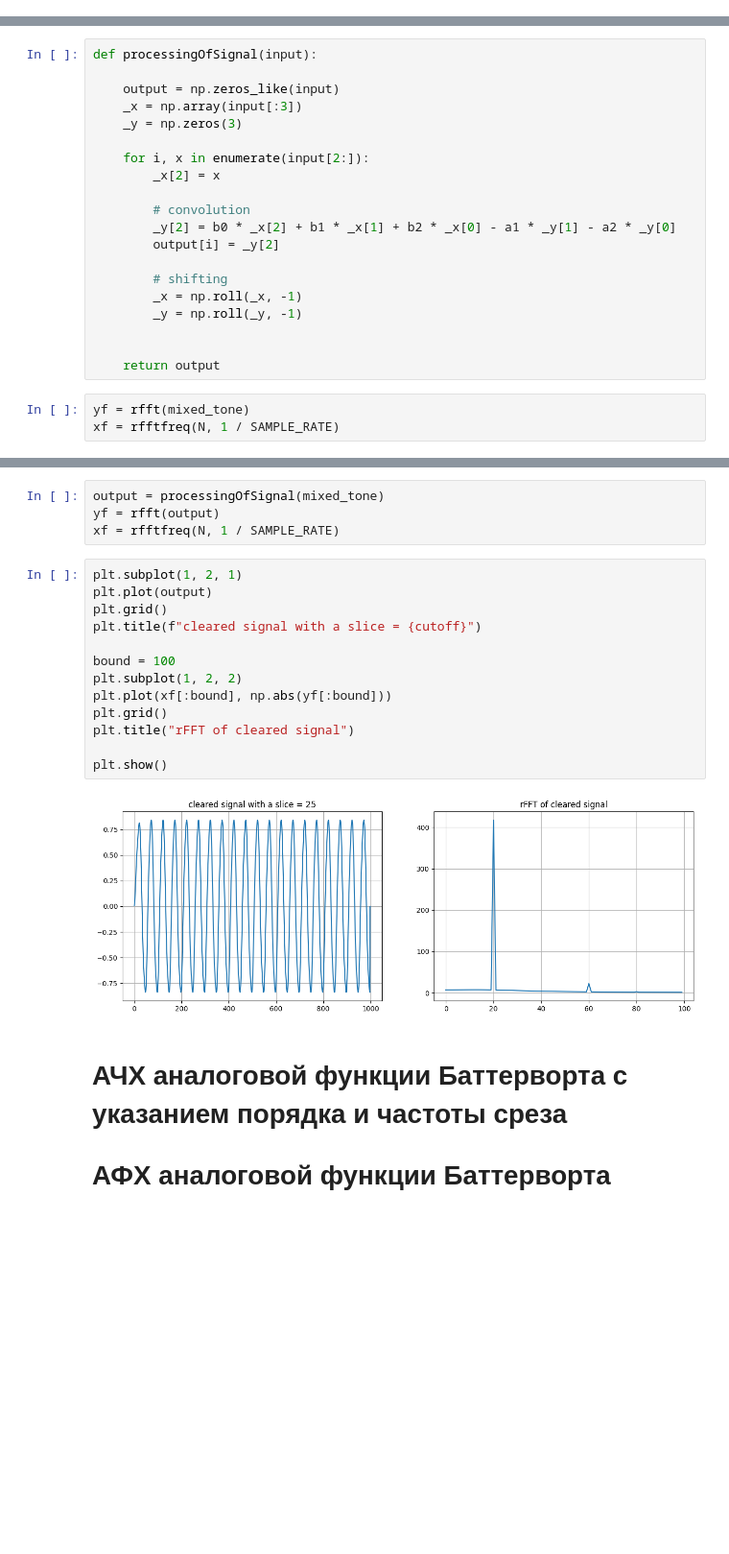
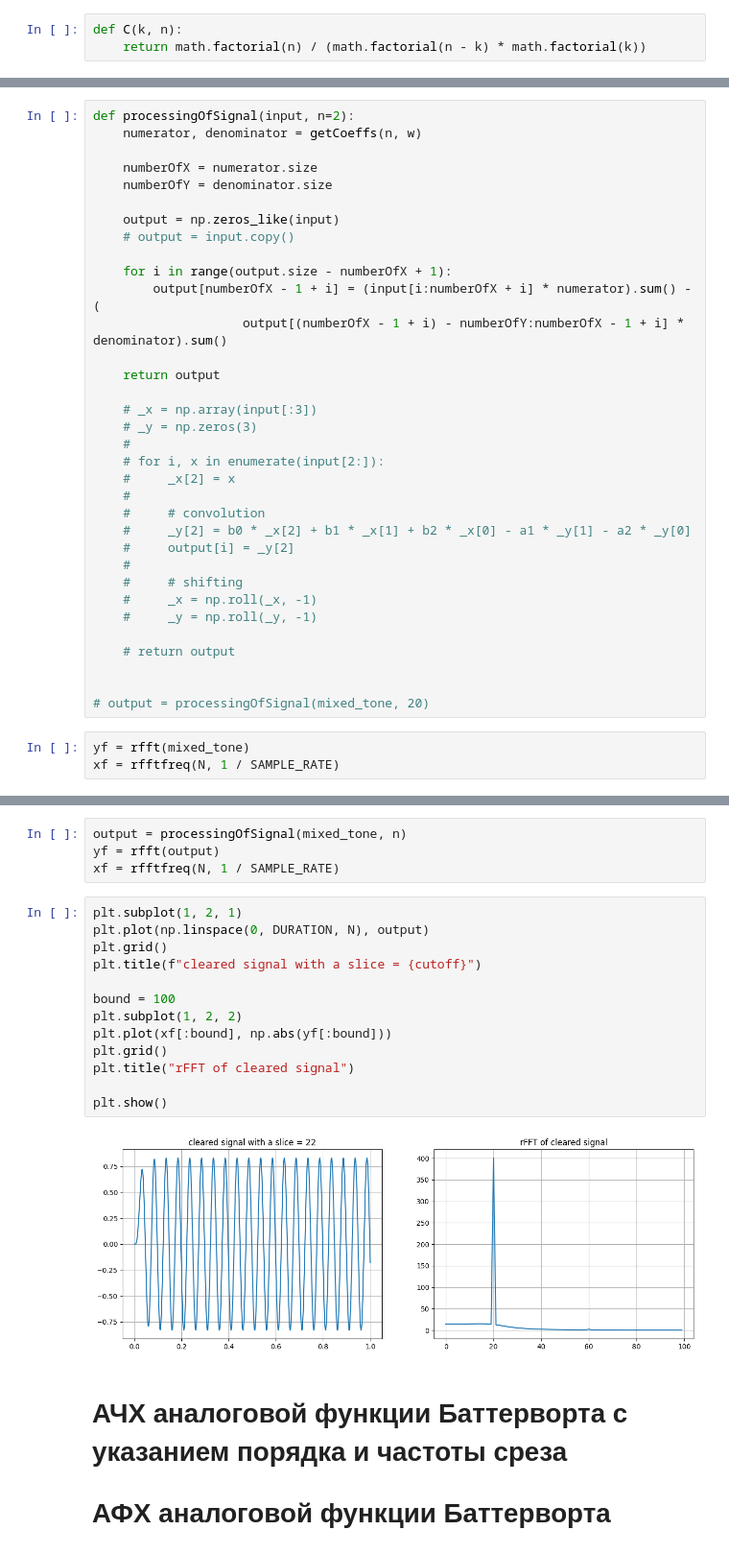
Before and after one commit to dd114/Butterworth-filter-python, a Jupyter notebook: butterworthFilter.ipynb, the cells around one changed output, grey strips where cells are left out. Shown at 96% size. Drawn from its saved outputs; the diff is of its cells as text; blank space fills up the shorter version.

Commit message:
processing of signal by even order low-pass filter has been added

```diff
--- a/butterworthFilter.ipynb
+++ b/butterworthFilter.ipynb
@@ -70,0 +50,3 @@ print(a1, a2, b0, b1, b2)
+# %%
+def C(k, n):
+    return math.factorial(n) / (math.factorial(n - k) * math.factorial(k))
@@ -71,23 +91,37 @@ print(a1, a2, b0, b1, b2)
 # %%
-def processingOfSignal(input):
+def processingOfSignal(input, n=2):
+    numerator, denominator = getCoeffs(n, w)
+
+    numberOfX = numerator.size
+    numberOfY = denominator.size
 
     output = np.zeros_like(input)
-    _x = np.array(input[:3])
-    _y = np.zeros(3)
+    # output = input.copy()
 
-    for i, x in enumerate(input[2:]):
-        _x[2] = x
+    for i in range(output.size - numberOfX + 1):
+        output[numberOfX - 1 + i] = (input[i:numberOfX + i] * numerator).sum() - (
+                    output[(numberOfX - 1 + i) - numberOfY:numberOfX - 1 + i] * denominator).sum()
 
-        # convolution
-        _y[2] = b0 * _x[2] + b1 * _x[1] + b2 * _x[0] - a1 * _y[1] - a2 * _y[0]
-        output[i] = _y[2]
+    return output
 
-        # shifting
-        _x = np.roll(_x, -1)
-        _y = np.roll(_y, -1)
+    # _x = np.array(input[:3])
+    # _y = np.zeros(3)
+    #
+    # for i, x in enumerate(input[2:]):
+    #     _x[2] = x
+    #
+    #     # convolution
+    #     _y[2] = b0 * _x[2] + b1 * _x[1] + b2 * _x[0] - a1 * _y[1] - a2 * _y[0]
+    #     output[i] = _y[2]
+    #
+    #     # shifting
+    #     _x = np.roll(_x, -1)
+    #     _y = np.roll(_y, -1)
+
+    # return output
 
 
-    return output
+# output = processingOfSignal(mixed_tone, 20)
 # %%
 yf = rfft(mixed_tone)
 xf = rfftfreq(N, 1 / SAMPLE_RATE)
@@ -107,24 +141,24 @@ plt.show()
 # %% [output]
 [figure]
 # %%
-output = processingOfSignal(mixed_tone)
+output = processingOfSignal(mixed_tone, n)
 yf = rfft(output)
 xf = rfftfreq(N, 1 / SAMPLE_RATE)
 # %%
 plt.subplot(1, 2, 1)
-plt.plot(output)
+plt.plot(np.linspace(0, DURATION, N), output)
 plt.grid()
 plt.title(f"cleared signal with a slice = {cutoff}")
 
 bound = 100
 plt.subplot(1, 2, 2)
 plt.plot(xf[:bound], np.abs(yf[:bound]))
 plt.grid()
 plt.title("rFFT of cleared signal")
 
 plt.show()
 # %% [output]
-[figure, old version]
+[figure, new version]
 # %% [markdown]
 # АЧХ аналоговой функции Баттерворта с указанием порядка и частоты среза
 # АФХ аналоговой функции Баттерворта
```
Also changed, not shown: parts of 9 cells of this notebook.
